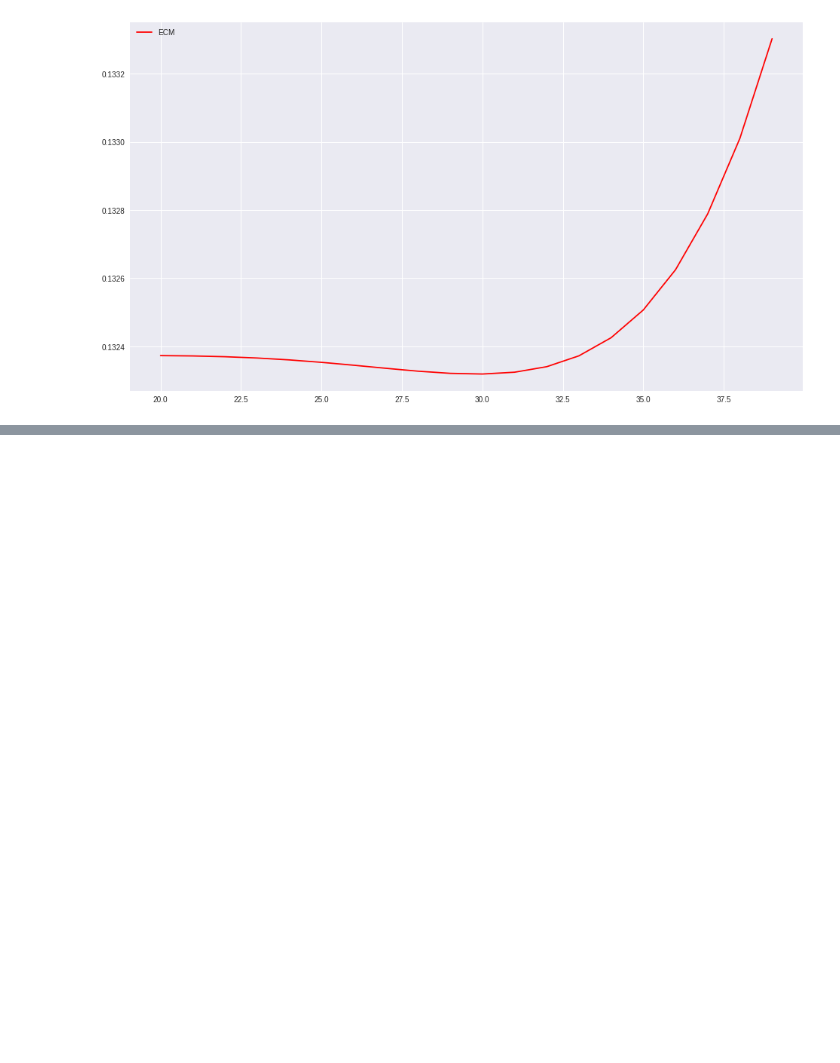
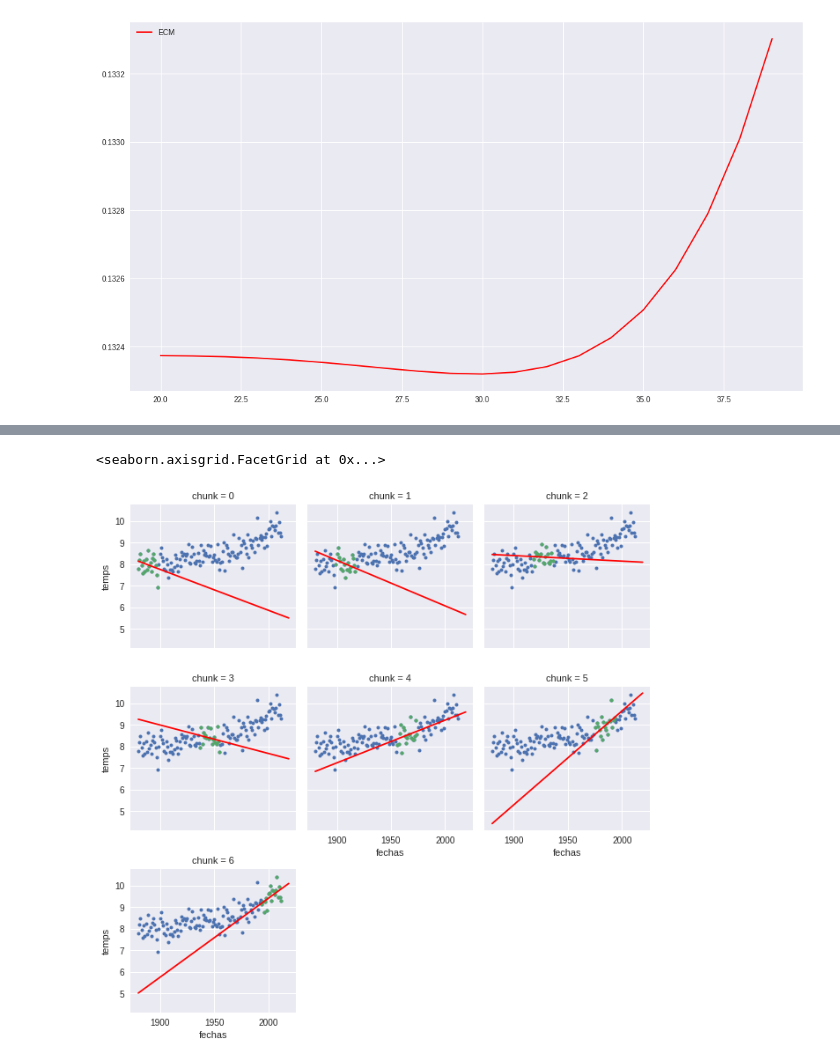
Before and after one commit to smcsicardi/metnum-tp3, a Jupyter notebook: world temperature least squares.ipynb, the cells around one changed output, grey strips where cells are left out. Drawn from its saved outputs; the diff is of its cells as text; code cells hidden in the pictures; blank space fills up the shorter version.

```diff
--- a/world temperature least squares.ipynb
+++ b/world temperature least squares.ipynb
@@ -14,21 +13,3 @@ plt.rcParams["figure.figsize"] = (16, 9)
-# %%
-# %load funciones.py
-#Si se modifica funciones.py hay que descomentar el "#%load funciones.py" y cargar de nuevo la celda
-
-def cml(fns, xs, ys):
-    """Cuadrados minimos lineales"""
-    A = np.array([fns(x) for x in xs], dtype=np.float64)
-    ws = np.linalg.lstsq(A, ys)[0]
-    return lambda x: sum([w*y for w, y in zip(ws, fns(x))])
-
-def poly(grado):
-    """Funcion polinomio"""
-    return lambda x: [float(x)**i for i in range(grado, -1, -1)]
-
-def ecm(xs, ys):
-    """Error cuadratico medio"""
-    if len(xs) != len(ys): raise Exception('Different size!')
-    return sum([(x - y)**2 for x, y in zip(xs, ys)])/len(xs)
 # %% [markdown]
 ## Parseo de datos
 # %%
@@ -117,0 +107,27 @@ plt.legend()
+# %%
+#Parto en 7 chuncks de 20 años (aprox) y veo las pendientes
+fechasChunk = np.array_split(fechas,7)
+tempChunk = np.array_split(temps,7)
+
+lol = fechas + list(range(2013,2020))
+
+data = []
+for c in range(7):
+    f = cml(poly(1), fechasChunk[c], tempChunk[c])
+    results = list(map(f, lol))
+    data.append([results, c])
+
+df3 = pd.DataFrame(data, columns=['x', 'chunk'])
+
+def pp(x, y, data, **kwargs):
+    c = data['chunk'].values[0]
+    plt.plot(fechas, temps, 'o', label='Temperatura', markersize=4)
+    plt.plot(fechasChunk[c], tempChunk[c], 'o', label='Training', markersize=4)
+    plt.plot(lol, data['x'].values[0], 'r', label='CML')
+    plt.legend()
+
+l = sns.FacetGrid(df3, col="chunk", col_wrap = 3)
+l.map_dataframe(pp, 'fechas', 'temps')
+# %% [output]
+<seaborn.axisgrid.FacetGrid at 0x...>
+[figure, added]
```
Also changed, not shown: parts of 5 cells of this notebook, 2 other files.
